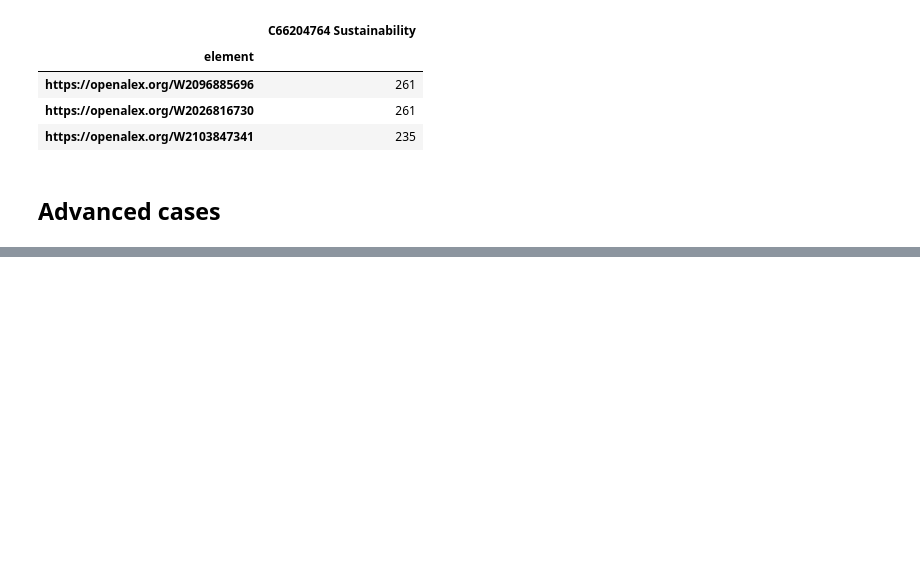
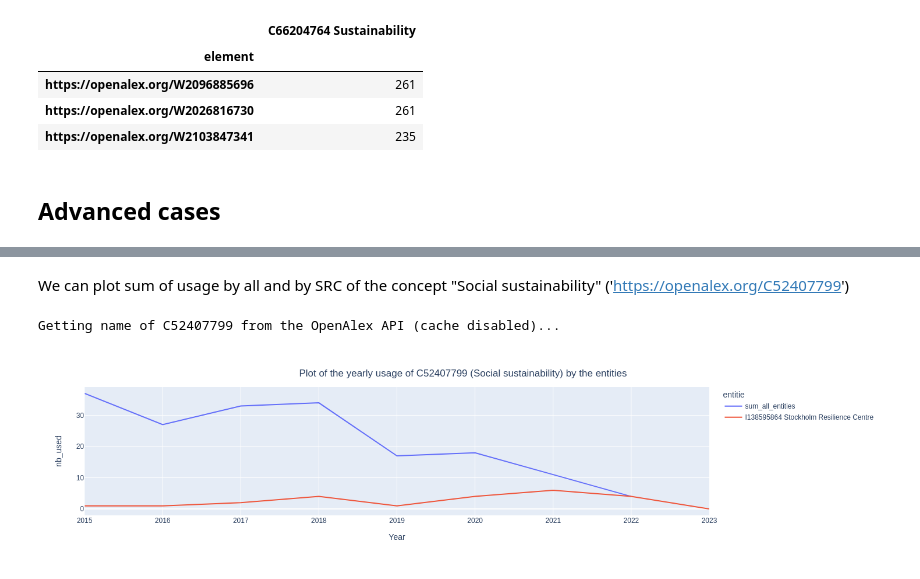
Before and after one commit to romain894/openalex-analysis, a Jupyter notebook: Works_examples.ipynb, the cells around one changed output, grey strips where cells are left out. Drawn from its saved outputs; the diff is of its cells as text; code cells hidden in the pictures; blank space fills up the shorter version.

```diff
--- a/Works_examples.ipynb
+++ b/Works_examples.ipynb
@@ -128,0 +143,7 @@ Sorting by sum_all_entities
+# %% [markdown]
+We can plot sum of usage by all and by SRC of the concept "Social sustainability" ('https://openalex.org/C52407799')
+# %%
+wcp.get_figure_time_series_element_used_by_entities(element = 'https://openalex.org/C52407799', y_datas = ['sum_all_entities', 'I138595864 Stockholm Resilience Centre'])
+# %% [output]
+Getting name of C52407799 from the OpenAlex API (cache disabled)...
+[figure, added]
```
Also changed, not shown: parts of 3 cells of this notebook, 1 other file.
